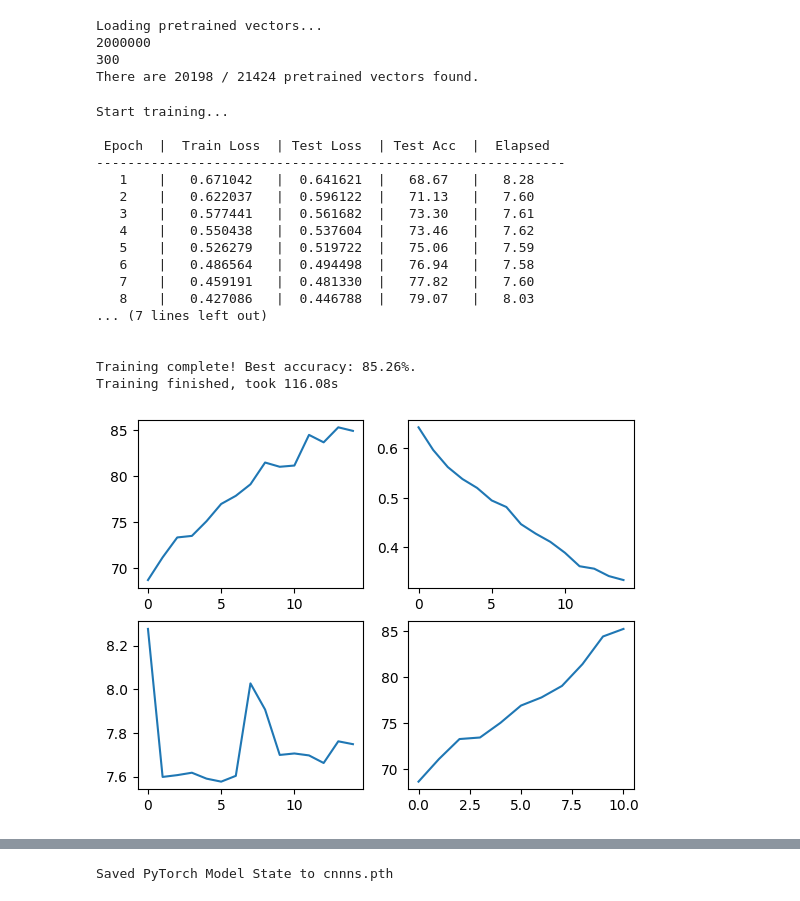
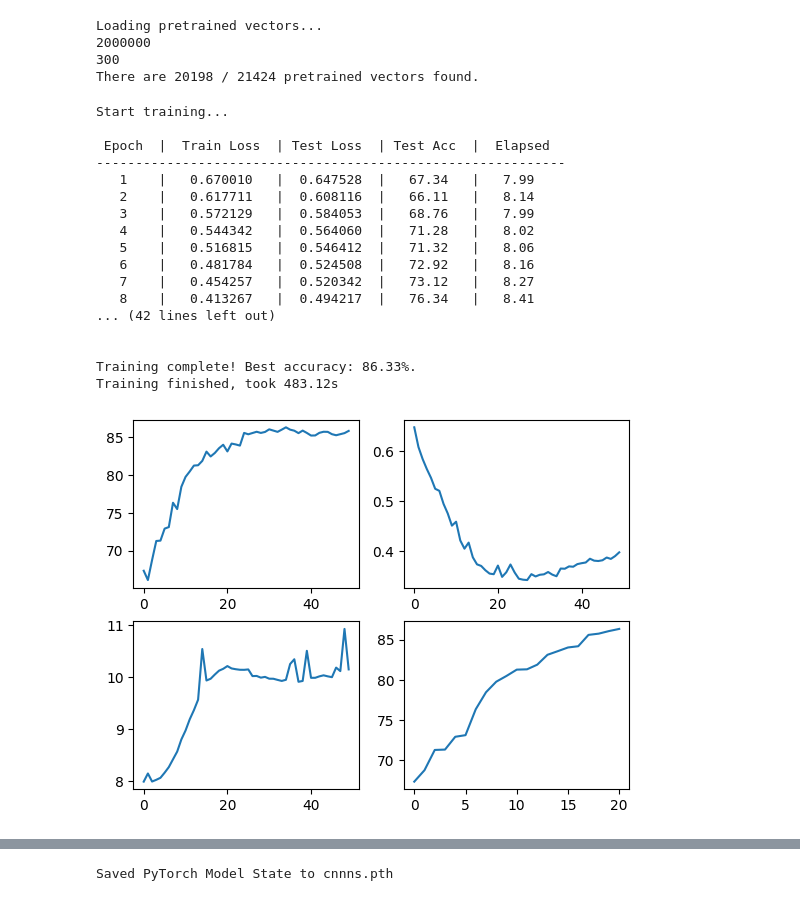
Before and after one commit to pamelacoca/authorClassification, a Jupyter notebook: cnn/classificatorcnn-fasttext.ipynb, the cells around one changed output, grey strips where cells are left out. Saved outputs shown, nothing was run; the diff lists cells and outputs as text; code cells hidden in the pictures.

Commit message:
CNN: 50, 520, 1040 epochs

```diff
--- a/cnn/classificatorcnn-fasttext.ipynb
+++ b/cnn/classificatorcnn-fasttext.ipynb
@@ -398,26 +398,26 @@ def initialize_model(pretrained_embedding=None,
 # %%
 set_seed(42)
 cnn_non_static, optimizer = initialize_model(pretrained_embedding=embeddings,
                                             freeze_embedding=False,
                                             learning_rate=0.25,
                                             dropout=0.5)
-train(cnn_non_static, optimizer, train_dataloader, test_dataloader, epochs=15)
+train(cnn_non_static, optimizer, train_dataloader, test_dataloader, epochs=50)
 # %% [output]
 Start training...
 
  Epoch  |  Train Loss  | Test Loss  | Test Acc  |  Elapsed
 ------------------------------------------------------------
-   1    |   0.671042   |  0.641621  |   68.67   |   8.28
-   2    |   0.622037   |  0.596122  |   71.13   |   7.60
-   3    |   0.577441   |  0.561682  |   73.30   |   7.61
-   4    |   0.550438   |  0.537604  |   73.46   |   7.62
-   5    |   0.526279   |  0.519722  |   75.06   |   7.59
-   6    |   0.486564   |  0.494498  |   76.94   |   7.58
-   7    |   0.459191   |  0.481330  |   77.82   |   7.60
-   8    |   0.427086   |  0.446788  |   79.07   |   8.03
-... (7 lines left out)
+   1    |   0.670010   |  0.647528  |   67.34   |   7.99
+   2    |   0.617711   |  0.608116  |   66.11   |   8.14
+   3    |   0.572129   |  0.584053  |   68.76   |   7.99
+   4    |   0.544342   |  0.564060  |   71.28   |   8.02
+   5    |   0.516815   |  0.546412  |   71.32   |   8.06
+   6    |   0.481784   |  0.524508  |   72.92   |   8.16
+   7    |   0.454257   |  0.520342  |   73.12   |   8.27
+   8    |   0.413267   |  0.494217  |   76.34   |   8.41
+... (42 lines left out)
 
 
-Training complete! Best accuracy: 85.26%.
-Training finished, took 116.08s
+Training complete! Best accuracy: 86.33%.
+Training finished, took 483.12s
-[figure, old version]
+[figure, new version]
```
Also changed, not shown: parts of 9 cells of this notebook, 4 other files.
